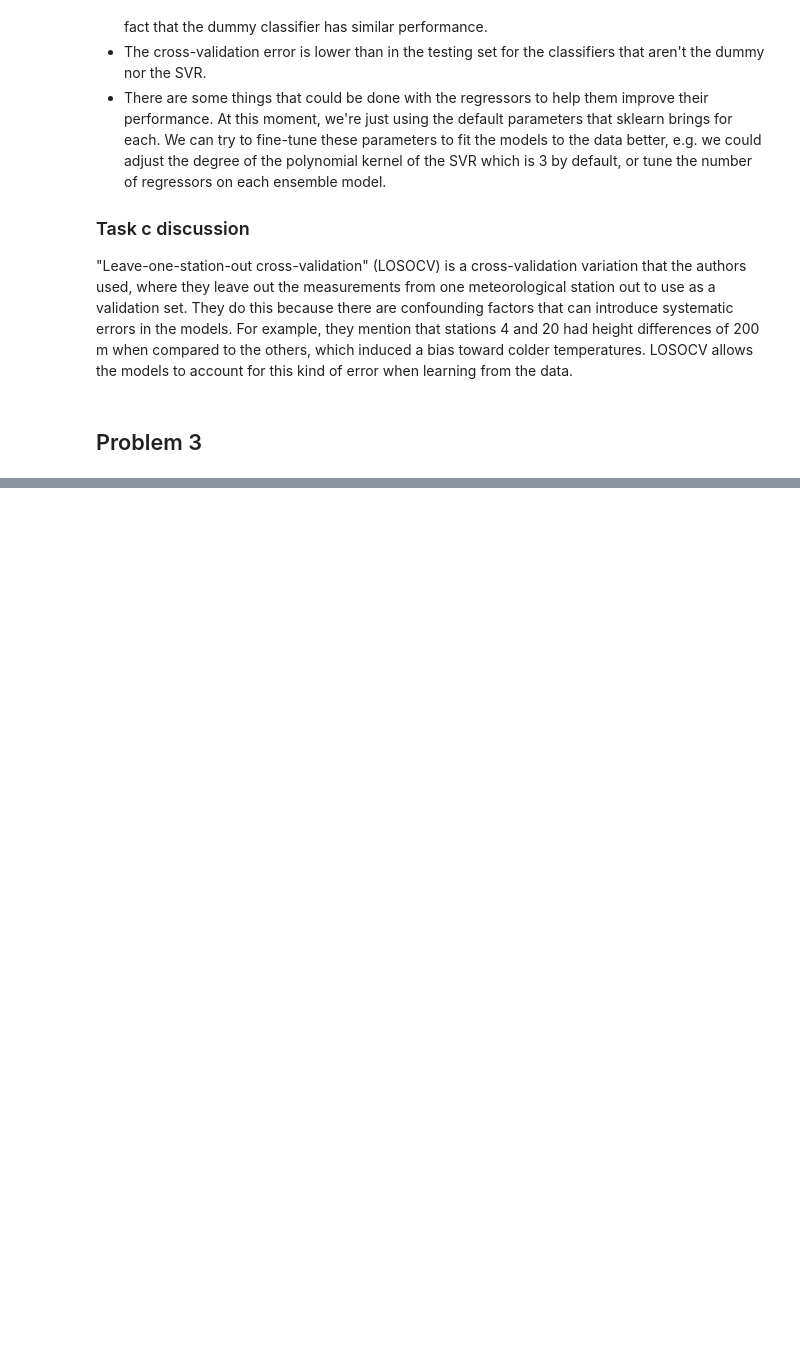
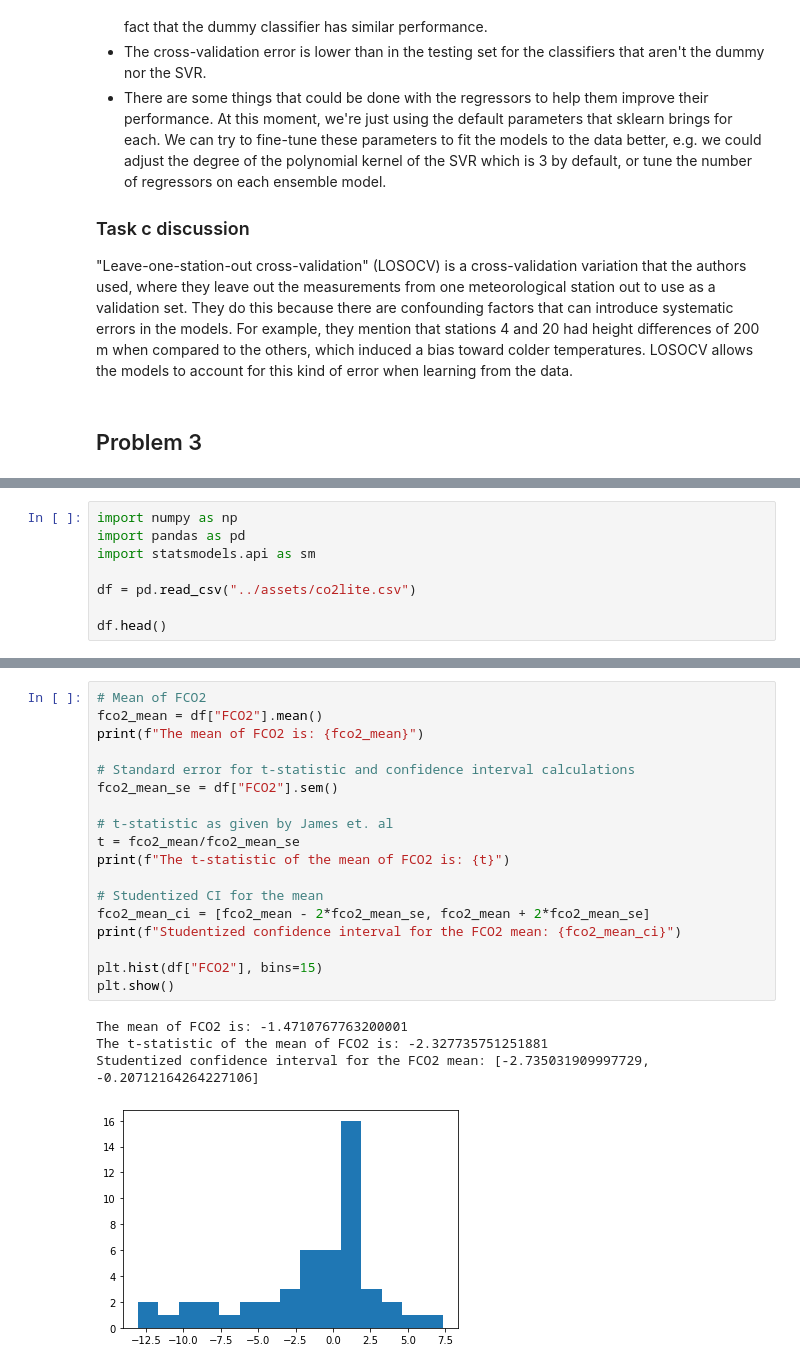
Before and after one commit to vyeoms/assignments, a Jupyter notebook: iml/set1/src/set1.ipynb, the cells around one changed output, grey strips where cells are left out. Saved outputs shown, nothing was run; the diff lists cells and outputs as text; blank space fills up the shorter version.

```diff
--- a/iml/set1/src/set1.ipynb
+++ b/iml/set1/src/set1.ipynb
@@ -307,0 +514,8 @@ res
+# %%
+import numpy as np
+import pandas as pd
+import statsmodels.api as sm
+
+df = pd.read_csv("../assets/co2lite.csv")
+
+df.head()
@@ -307,0 +529,23 @@ res
+# %%
+# Mean of FCO2
+fco2_mean = df["FCO2"].mean()
+print(f"The mean of FCO2 is: {fco2_mean}")
+
+# Standard error for t-statistic and confidence interval calculations
+fco2_mean_se = df["FCO2"].sem()
+
+# t-statistic as given by James et. al
+t = fco2_mean/fco2_mean_se
+print(f"The t-statistic of the mean of FCO2 is: {t}")
+
+# Studentized CI for the mean
+fco2_mean_ci = [fco2_mean - 2*fco2_mean_se, fco2_mean + 2*fco2_mean_se]
+print(f"Studentized confidence interval for the FCO2 mean: {fco2_mean_ci}")
+
+plt.hist(df["FCO2"], bins=15)
+plt.show()
+# %% [output]
+The mean of FCO2 is: -1.4710767763200001
+The t-statistic of the mean of FCO2 is: -2.327735751251881
+Studentized confidence interval for the FCO2 mean: [-2.735031909997729, -0.20712164264227106]
+[figure, added]
```
Also changed, not shown: parts of 23 cells of this notebook, 1 other file.
